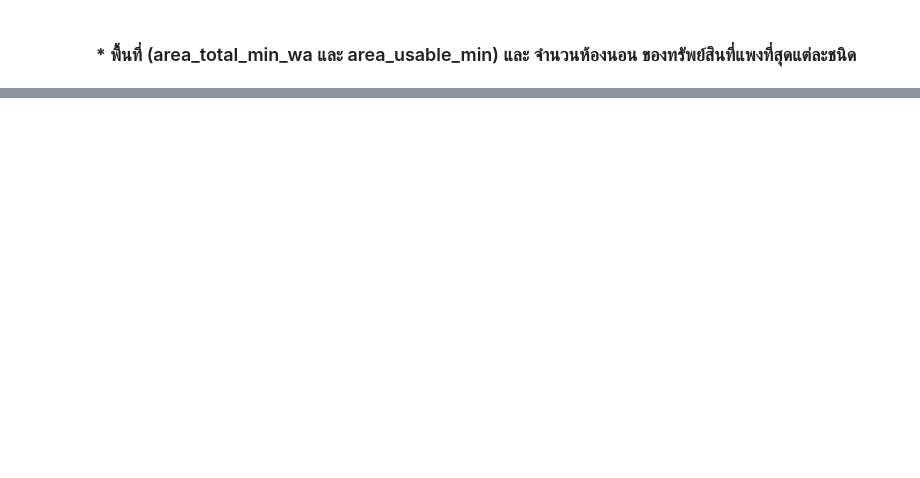
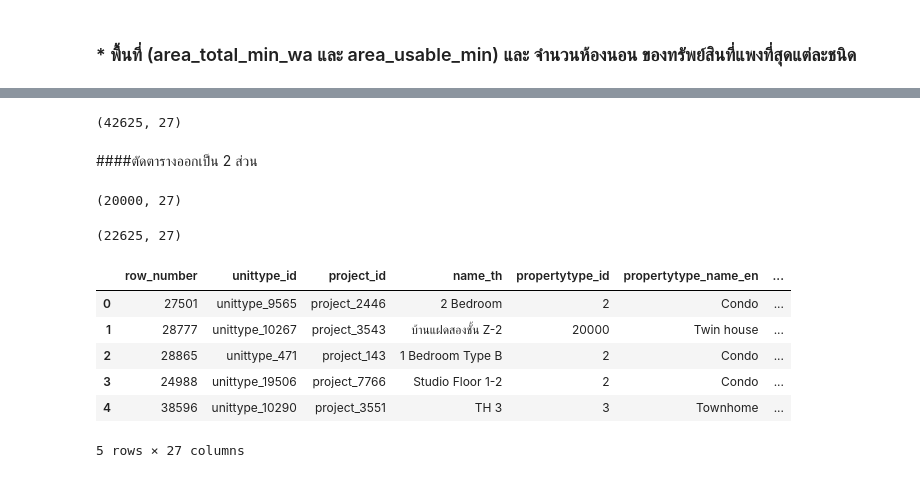
Before and after one commit to Nattakonjpg/BasicProg_DataViz65, a Jupyter notebook: Pandas_dataframe.ipynb, the cells around one changed output, grey strips where cells are left out. Drawn from its saved outputs; the diff is of its cells as text; code cells hidden in the pictures; blank space fills up the shorter version.

```diff
--- a/Pandas_dataframe.ipynb
+++ b/Pandas_dataframe.ipynb
@@ -611,0 +657,27 @@ data_1.groupby('propertytype_name_en')['count_parking','count_room_bath','price_
+# %%
+data_1.shape
+# %% [output]
+(42625, 27)
+# %% [markdown]
+####ตัดตารางออกเป็น 2 ส่วน
+# %%
+dataA = data_1.iloc[:20000,:] ## index 0-20,000
+dataB = data_1.iloc[20000:,:] ## inedex 20,000-42625
+# %%
+dataA.shape
+# %% [output]
+(20000, 27)
+# %%
+dataB.shape
+# %% [output]
+(22625, 27)
+# %%
+dataA.head() # 5 row แรก
+# %% [output]
+|  | row_number | unittype_id | project_id | name_th | propertytype_id | propertytype_name_en | ... |
+| 0 | 27501 | unittype_9565 | project_2446 | 2 Bedroom | 2 | Condo | ... |
+| 1 | 28777 | unittype_10267 | project_3543 | บ้านแฝดสองชั้น Z-2 | 20000 | Twin house | ... |
+| 2 | 28865 | unittype_471 | project_143 | 1 Bedroom Type B | 2 | Condo | ... |
+| 3 | 24988 | unittype_19506 | project_7766 | Studio Floor 1-2 | 2 | Condo | ... |
+| 4 | 38596 | unittype_10290 | project_3551 | TH 3 | 3 | Townhome | ... |
+5 rows × 27 columns
```
Also changed, not shown: parts of 52 cells of this notebook.
